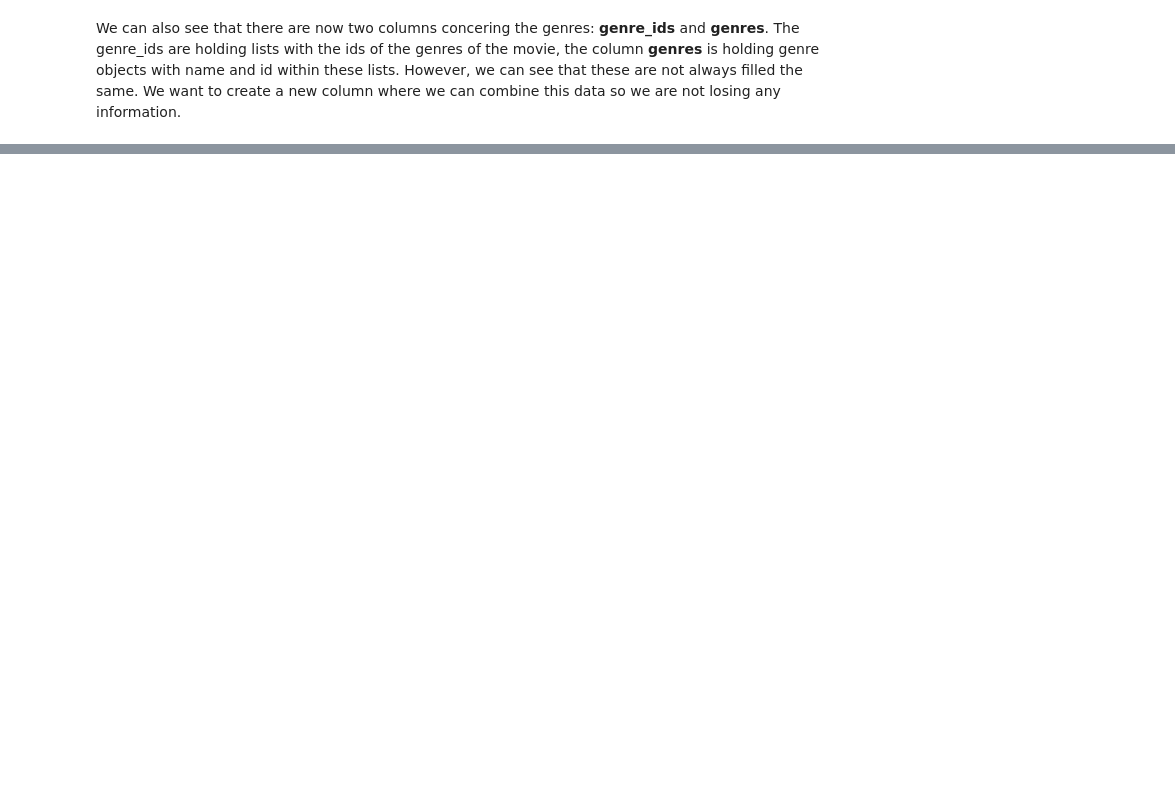
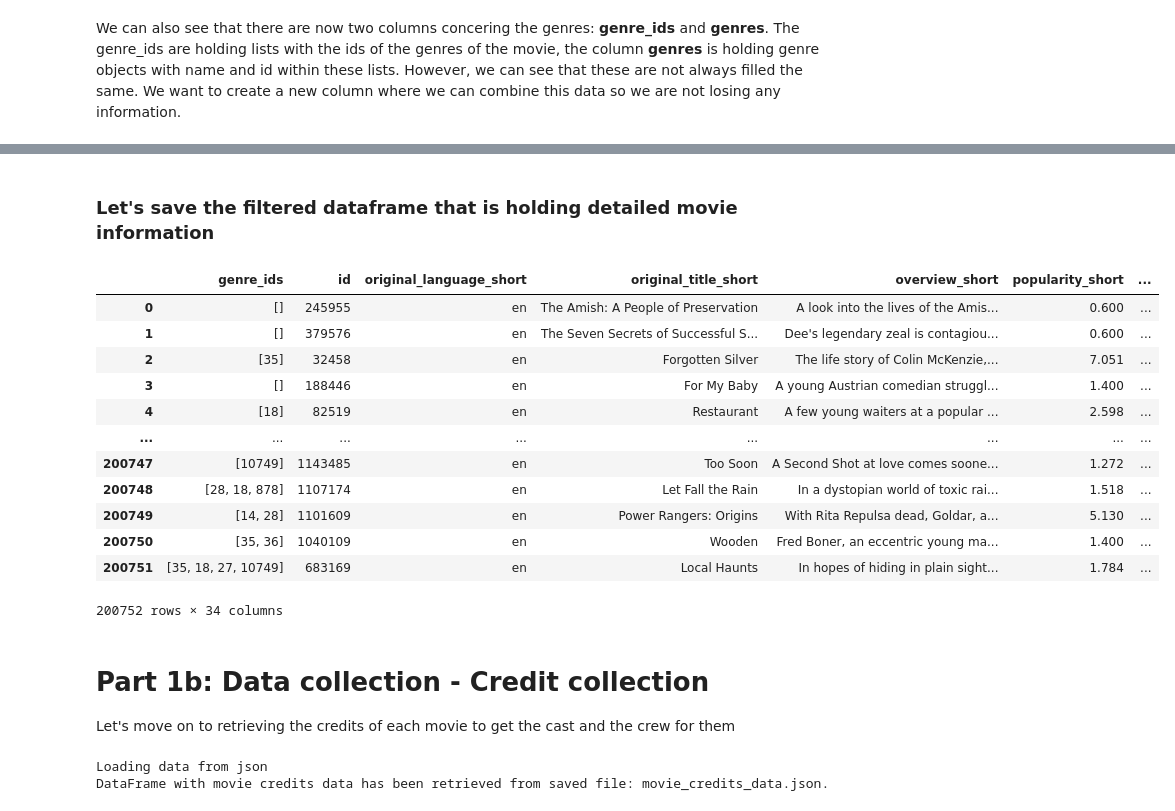
Before and after one commit to Simo067m/ComSocSci-Assignments, a Jupyter notebook: project/data_retrieval.ipynb, the cells around one changed output, grey strips where cells are left out. Saved outputs shown, nothing was run; the diff lists cells and outputs as text; code cells hidden in the pictures; blank space fills up the shorter version.

```diff
--- a/project/movie_retrieval.ipynb
+++ b/project/data_retrieval.ipynb
@@ -519,0 +581,2 @@ large_movie_df[['genre_ids', 'genres']]
+# %%
+large_movie_df.drop(['genres', 'genre_ids'], axis=1, inplace=True)
@@ -519,0 +628,7 @@ large_movie_df[['genre_ids', 'genres']]
+# %%
+# STEP 2
+# Function to extract iso_3166_1 codes
+def extract_country_codes(countries):
+    return [country['iso_3166_1'] for country in countries]
+
+large_movie_df['production_countries'] = large_movie_df['production_countries'].apply(extract_country_codes)
@@ -519,0 +661,7 @@ large_movie_df[['genre_ids', 'genres']]
+# %%
+# STEP 2
+# Function to extract iso_639_1 codes
+def extract_production_id(companies):
+    return [c['id'] for c in companies]
+
+large_movie_df['production_companies'] = large_movie_df['production_companies'].apply(extract_production_id)
@@ -519,0 +707,24 @@ large_movie_df[['genre_ids', 'genres']]
+# %%
+# Function to extract iso_639_1 codes
+def extract_language_codes(lanugages):
+    return [l['iso_639_1'] for l in lanugages]
+
+large_movie_df['spoken_languages'] = large_movie_df['spoken_languages'].apply(extract_language_codes)
+# %% [markdown]
+### Let's save the filtered dataframe that is holding detailed movie information
+# %%
+large_movie_df
+# %% [output]
+|  | genre_ids | id | original_language_short | original_title_short | overview_short | popularity_short | ... |
+| 0 | [] | 245955 | en | The Amish: A People of Preservation | A look into the lives of the Amis... | 0.600 | ... |
+| 1 | [] | 379576 | en | The Seven Secrets of Successful S... | Dee's legendary zeal is contagiou... | 0.600 | ... |
+| 2 | [35] | 32458 | en | Forgotten Silver | The life story of Colin McKenzie,... | 7.051 | ... |
+| 3 | [] | 188446 | en | For My Baby | A young Austrian comedian struggl... | 1.400 | ... |
+| 4 | [18] | 82519 | en | Restaurant | A few young waiters at a popular ... | 2.598 | ... |
+| ... | ... | ... | ... | ... | ... | ... | ... |
+| 200747 | [10749] | 1143485 | en | Too Soon | A Second Shot at love comes soone... | 1.272 | ... |
+| 200748 | [28, 18, 878] | 1107174 | en | Let Fall the Rain | In a dystopian world of toxic rai... | 1.518 | ... |
+| 200749 | [14, 28] | 1101609 | en | Power Rangers: Origins | With Rita Repulsa dead, Goldar, a... | 5.130 | ... |
+| 200750 | [35, 36] | 1040109 | en | Wooden | Fred Boner, an eccentric young ma... | 1.400 | ... |
+| 200751 | [35, 18, 27, 10749] | 683169 | en | Local Haunts | In hopes of hiding in plain sight... | 1.784 | ... |
+200752 rows × 34 columns
@@ -519,0 +734,3 @@ large_movie_df[['genre_ids', 'genres']]
+# %% [markdown]
+# Part 1b: Data collection - Credit collection
+Let's move on to retrieving the credits of each movie to get the cast and the crew for them
@@ -519,0 +750,29 @@ large_movie_df[['genre_ids', 'genres']]
+# %%
+if (fetch_information):
+    movie_ids = large_movie_df['id'].tolist()
+
+    credit_data = []
+    with ThreadPoolExecutor(max_workers=20) as executor:
+        # Create a dictionary to hold the futures
+        future_to_movie_id = {executor.submit(fetch_movie_credits, movie_id): movie_id for movie_id in movie_ids}
+
+        for future in tqdm(as_completed(future_to_movie_id), total=len(movie_ids), desc="Fetching movie credits"):
+            movie_id = future_to_movie_id[future]
+            try:
+                data = future.result()
+                if data:
+                    credit_data.append(data)
+            except Exception as exc:
+                print(f"Movie ID {movie_id} generated an exception: {exc}")
+
+    credit_movie_data_df = pd.DataFrame(credit_data)
+    if save_information:
+        credit_movie_data_df.to_json('movie_credits_data.json', orient='records', lines=True)
+        print("Movie credits data saved to movie_credits_data.json")
+else:
+    print("Loading data from json")
+    credit_movie_data_df = pd.read_json('movie_credits_data.json', orient='records', lines=True)
+    print(f"DataFrame with movie credits data has been retrieved from saved file: movie_credits_data.json.")
+# %% [output]
+Loading data from json
+DataFrame with movie credits data has been retrieved from saved file: movie_credits_data.json.
```
Also changed, not shown: parts of 52 cells of this notebook.
